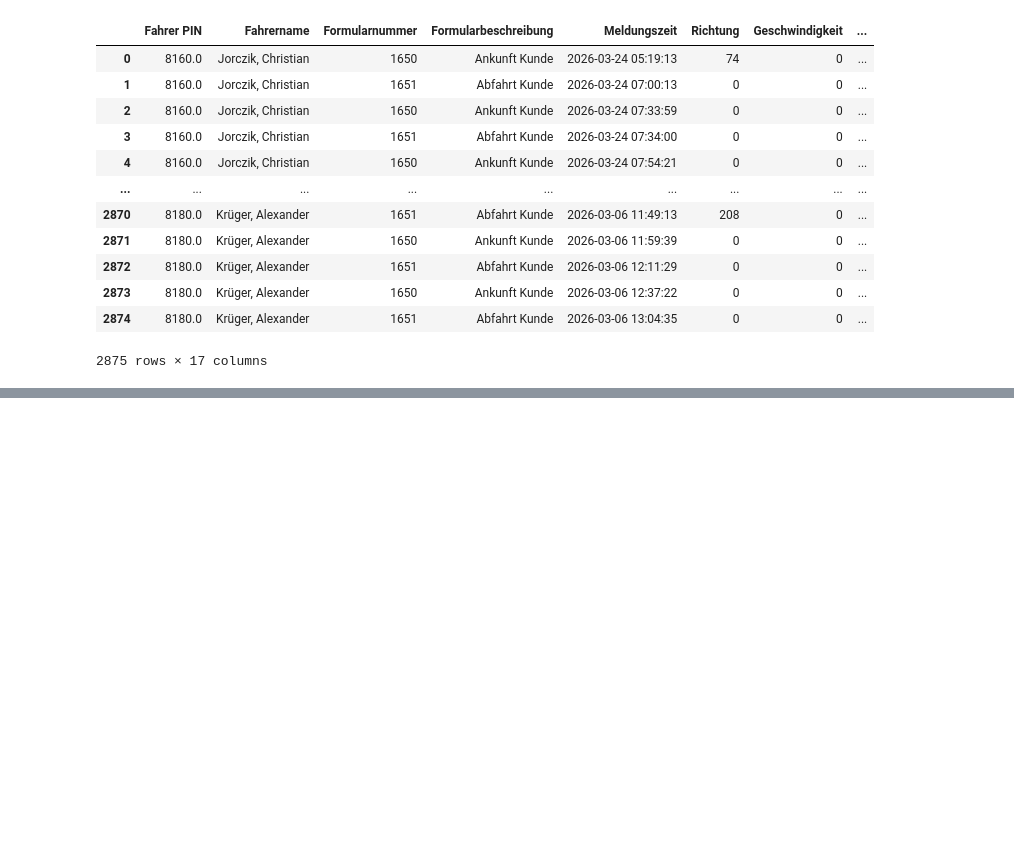
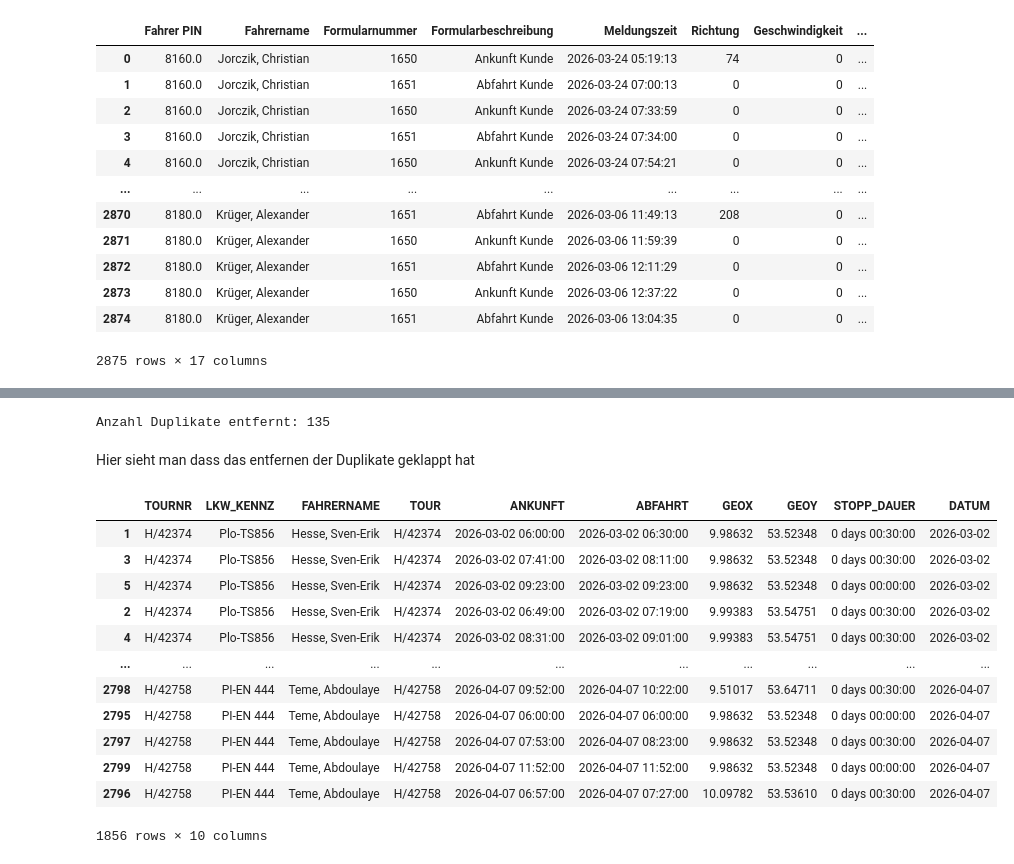
Before and after one commit to junguy01/transport_optimization, a Jupyter notebook: Application_neustes.ipynb, the cells around one changed output, grey strips where cells are left out. Saved outputs shown, nothing was run; the diff lists cells and outputs as text; code cells hidden in the pictures; blank space fills up the shorter version.

Commit message:
fertig kommentiert und soll gecleaned, df_soll_final

```diff
--- a/Application_neustes.ipynb
+++ b/Application_neustes.ipynb
@@ -847,0 +892,28 @@ df_ist_merged
+# %%
+# Sortiere nach ABFAHRT absteigend pro Gruppe
+df_soll_sorted = df_soll.sort_values(['TOURNR', 'GEOX', 'GEOY', 'ANKUNFT', 'ABFAHRT'], ascending=[True, True, True, True, False])
+
+# Behalte nur die erste (späteste ABFAHRT) pro Gruppe
+df_filtered = df_soll_sorted.drop_duplicates(subset=['TOURNR', 'GEOX', 'GEOY', 'ANKUNFT'], keep='first')
+
+print(f"Anzahl Duplikate entfernt: {len(df_soll) - len(df_filtered)}")
+# %% [output]
+Anzahl Duplikate entfernt: 135
+# %% [markdown]
+Hier sieht man dass das entfernen der Duplikate geklappt hat
+# %%
+df_filtered
+# %% [output]
+|  | TOURNR | LKW_KENNZ | FAHRERNAME | TOUR | ANKUNFT | ABFAHRT | GEOX | GEOY | STOPP_DAUER | DATUM |
+| 1 | H/42374 | Plo-TS856 | Hesse, Sven-Erik | H/42374 | 2026-03-02 06:00:00 | 2026-03-02 06:30:00 | 9.98632 | 53.52348 | 0 days 00:30:00 | 2026-03-02 |
+| 3 | H/42374 | Plo-TS856 | Hesse, Sven-Erik | H/42374 | 2026-03-02 07:41:00 | 2026-03-02 08:11:00 | 9.98632 | 53.52348 | 0 days 00:30:00 | 2026-03-02 |
+| 5 | H/42374 | Plo-TS856 | Hesse, Sven-Erik | H/42374 | 2026-03-02 09:23:00 | 2026-03-02 09:23:00 | 9.98632 | 53.52348 | 0 days 00:00:00 | 2026-03-02 |
+| 2 | H/42374 | Plo-TS856 | Hesse, Sven-Erik | H/42374 | 2026-03-02 06:49:00 | 2026-03-02 07:19:00 | 9.99383 | 53.54751 | 0 days 00:30:00 | 2026-03-02 |
+| 4 | H/42374 | Plo-TS856 | Hesse, Sven-Erik | H/42374 | 2026-03-02 08:31:00 | 2026-03-02 09:01:00 | 9.99383 | 53.54751 | 0 days 00:30:00 | 2026-03-02 |
+| ... | ... | ... | ... | ... | ... | ... | ... | ... | ... | ... |
+| 2798 | H/42758 | PI-EN 444 | Teme, Abdoulaye | H/42758 | 2026-04-07 09:52:00 | 2026-04-07 10:22:00 | 9.51017 | 53.64711 | 0 days 00:30:00 | 2026-04-07 |
+| 2795 | H/42758 | PI-EN 444 | Teme, Abdoulaye | H/42758 | 2026-04-07 06:00:00 | 2026-04-07 06:00:00 | 9.98632 | 53.52348 | 0 days 00:00:00 | 2026-04-07 |
+| 2797 | H/42758 | PI-EN 444 | Teme, Abdoulaye | H/42758 | 2026-04-07 07:53:00 | 2026-04-07 08:23:00 | 9.98632 | 53.52348 | 0 days 00:30:00 | 2026-04-07 |
+| 2799 | H/42758 | PI-EN 444 | Teme, Abdoulaye | H/42758 | 2026-04-07 11:52:00 | 2026-04-07 11:52:00 | 9.98632 | 53.52348 | 0 days 00:00:00 | 2026-04-07 |
+| 2796 | H/42758 | PI-EN 444 | Teme, Abdoulaye | H/42758 | 2026-04-07 06:57:00 | 2026-04-07 07:27:00 | 10.09782 | 53.53610 | 0 days 00:30:00 | 2026-04-07 |
+1856 rows × 10 columns
```
Also changed, not shown: parts of 9 cells of this notebook.
